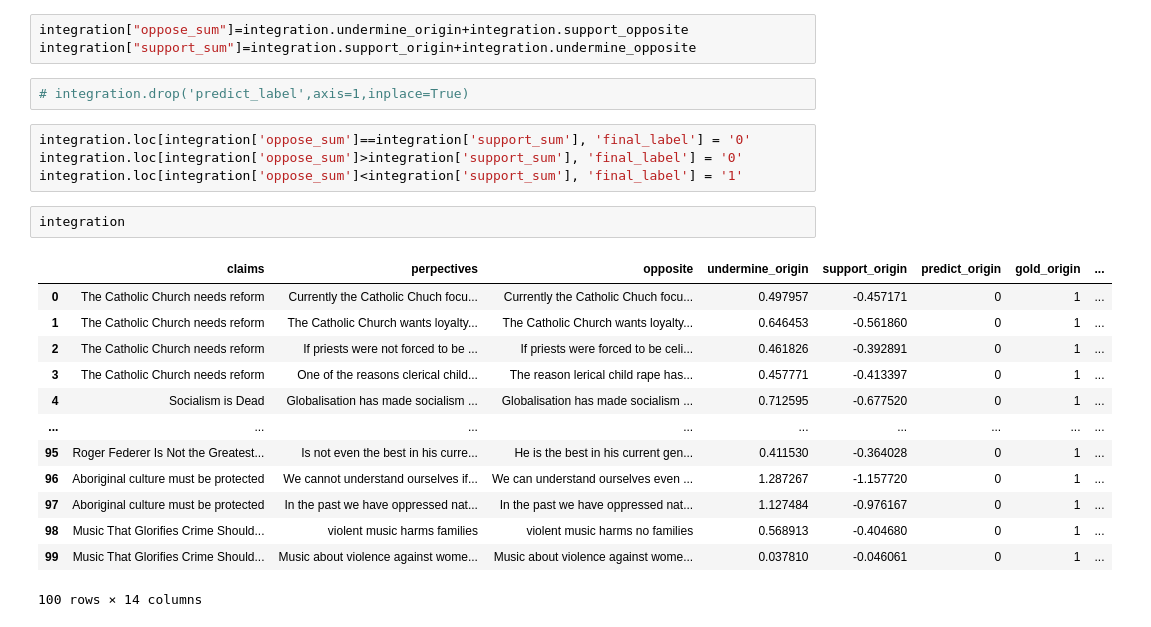
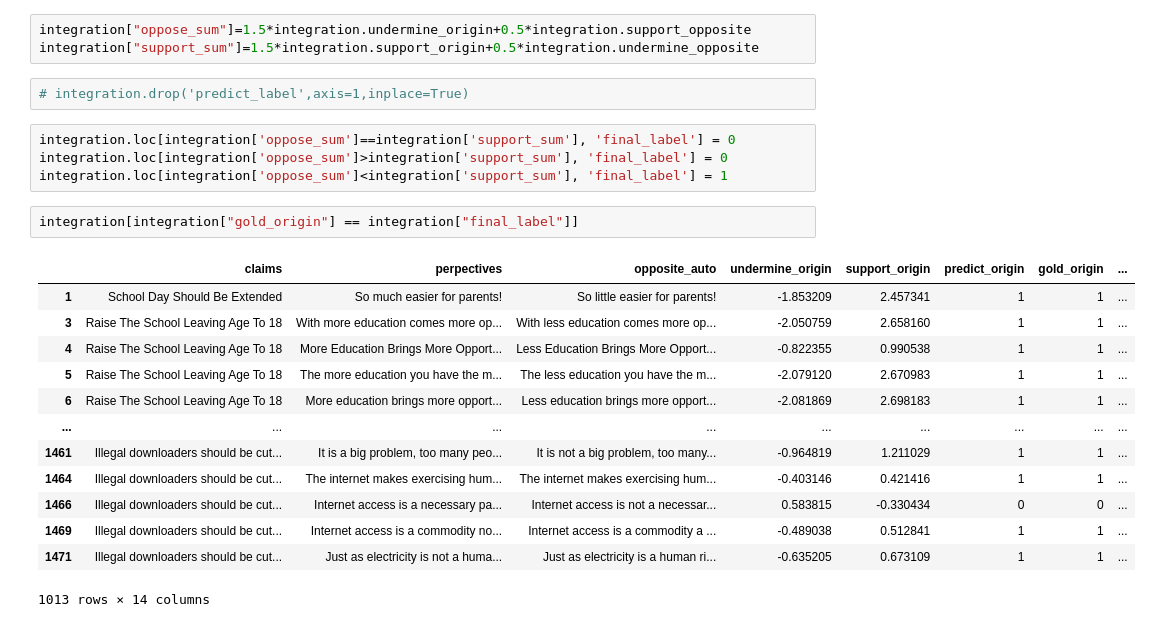
Before and after one commit to chas1ngwind/stance_code_local, a Jupyter notebook: Integration of origin and opposite.ipynb, the cells around one changed output. Drawn from its saved outputs; the diff is of its cells as text.

```diff
--- a/Integration of origin and opposite.ipynb
+++ b/Integration of origin and opposite.ipynb
@@ -45,25 +64,25 @@ integration
 # %%
-integration["oppose_sum"]=integration.undermine_origin+integration.support_opposite
-integration["support_sum"]=integration.support_origin+integration.undermine_opposite
+integration["oppose_sum"]=1.5*integration.undermine_origin+0.5*integration.support_opposite
+integration["support_sum"]=1.5*integration.support_origin+0.5*integration.undermine_opposite
 # %%
 # integration.drop('predict_label',axis=1,inplace=True)
 # %%
-integration.loc[integration['oppose_sum']==integration['support_sum'], 'final_label'] = '0'
-integration.loc[integration['oppose_sum']>integration['support_sum'], 'final_label'] = '0'
-integration.loc[integration['oppose_sum']<integration['support_sum'], 'final_label'] = '1'
+integration.loc[integration['oppose_sum']==integration['support_sum'], 'final_label'] = 0
+integration.loc[integration['oppose_sum']>integration['support_sum'], 'final_label'] = 0
+integration.loc[integration['oppose_sum']<integration['support_sum'], 'final_label'] = 1
-# %%
-integration
-# %% [output]
-|  | claims | perpectives | opposite | undermine_origin | support_origin | predict_origin | gold_origin | ... |
-| 0 | The Catholic Church needs reform | Currently the Catholic Chuch focu... | Currently the Catholic Chuch focu... | 0.497957 | -0.457171 | 0 | 1 | ... |
-| 1 | The Catholic Church needs reform | The Catholic Church wants loyalty... | The Catholic Church wants loyalty... | 0.646453 | -0.561860 | 0 | 1 | ... |
-| 2 | The Catholic Church needs reform | If priests were not forced to be ... | If priests were forced to be celi... | 0.461826 | -0.392891 | 0 | 1 | ... |
-| 3 | The Catholic Church needs reform | One of the reasons clerical child... | The reason lerical child rape has... | 0.457771 | -0.413397 | 0 | 1 | ... |
-| 4 | Socialism is Dead | Globalisation has made socialism ... | Globalisation has made socialism ... | 0.712595 | -0.677520 | 0 | 1 | ... |
-| ... | ... | ... | ... | ... | ... | ... | ... | ... |
-| 95 | Roger Federer Is Not the Greatest... | Is not even the best in his curre... | He is the best in his current gen... | 0.411530 | -0.364028 | 0 | 1 | ... |
-| 96 | Aboriginal culture must be protected | We cannot understand ourselves if... | We can understand ourselves even ... | 1.287267 | -1.157720 | 0 | 1 | ... |
-| 97 | Aboriginal culture must be protected | In the past we have oppressed nat... | In the past we have oppressed nat... | 1.127484 | -0.976167 | 0 | 1 | ... |
-| 98 | Music That Glorifies Crime Should... | violent music harms families | violent music harms no families | 0.568913 | -0.404680 | 0 | 1 | ... |
-| 99 | Music That Glorifies Crime Should... | Music about violence against wome... | Music about violence against wome... | 0.037810 | -0.046061 | 0 | 1 | ... |
-100 rows × 14 columns
+# %%
+integration[integration["gold_origin"] == integration["final_label"]]
+# %% [output]
+|  | claims | perpectives | opposite_auto | undermine_origin | support_origin | predict_origin | gold_origin | ... |
+| 1 | School Day Should Be Extended | So much easier for parents! | So little easier for parents! | -1.853209 | 2.457341 | 1 | 1 | ... |
+| 3 | Raise The School Leaving Age To 18 | With more education comes more op... | With less education comes more op... | -2.050759 | 2.658160 | 1 | 1 | ... |
+| 4 | Raise The School Leaving Age To 18 | More Education Brings More Opport... | Less Education Brings More Opport... | -0.822355 | 0.990538 | 1 | 1 | ... |
+| 5 | Raise The School Leaving Age To 18 | The more education you have the m... | The less education you have the m... | -2.079120 | 2.670983 | 1 | 1 | ... |
+| 6 | Raise The School Leaving Age To 18 | More education brings more opport... | Less education brings more opport... | -2.081869 | 2.698183 | 1 | 1 | ... |
+| ... | ... | ... | ... | ... | ... | ... | ... | ... |
+| 1461 | Illegal downloaders should be cut... | It is a big problem, too many peo... | It is not a big problem, too many... | -0.964819 | 1.211029 | 1 | 1 | ... |
+| 1464 | Illegal downloaders should be cut... | The internet makes exercising hum... | The internet makes exercising hum... | -0.403146 | 0.421416 | 1 | 1 | ... |
+| 1466 | Illegal downloaders should be cut... | Internet access is a necessary pa... | Internet access is not a necessar... | 0.583815 | -0.330434 | 0 | 0 | ... |
+| 1469 | Illegal downloaders should be cut... | Internet access is a commodity no... | Internet access is a commodity a ... | -0.489038 | 0.512841 | 1 | 1 | ... |
+| 1471 | Illegal downloaders should be cut... | Just as electricity is not a huma... | Just as electricity is a human ri... | -0.635205 | 0.673109 | 1 | 1 | ... |
+1013 rows × 14 columns
```
Also changed, not shown: parts of 6 cells of this notebook, 29 other files.
